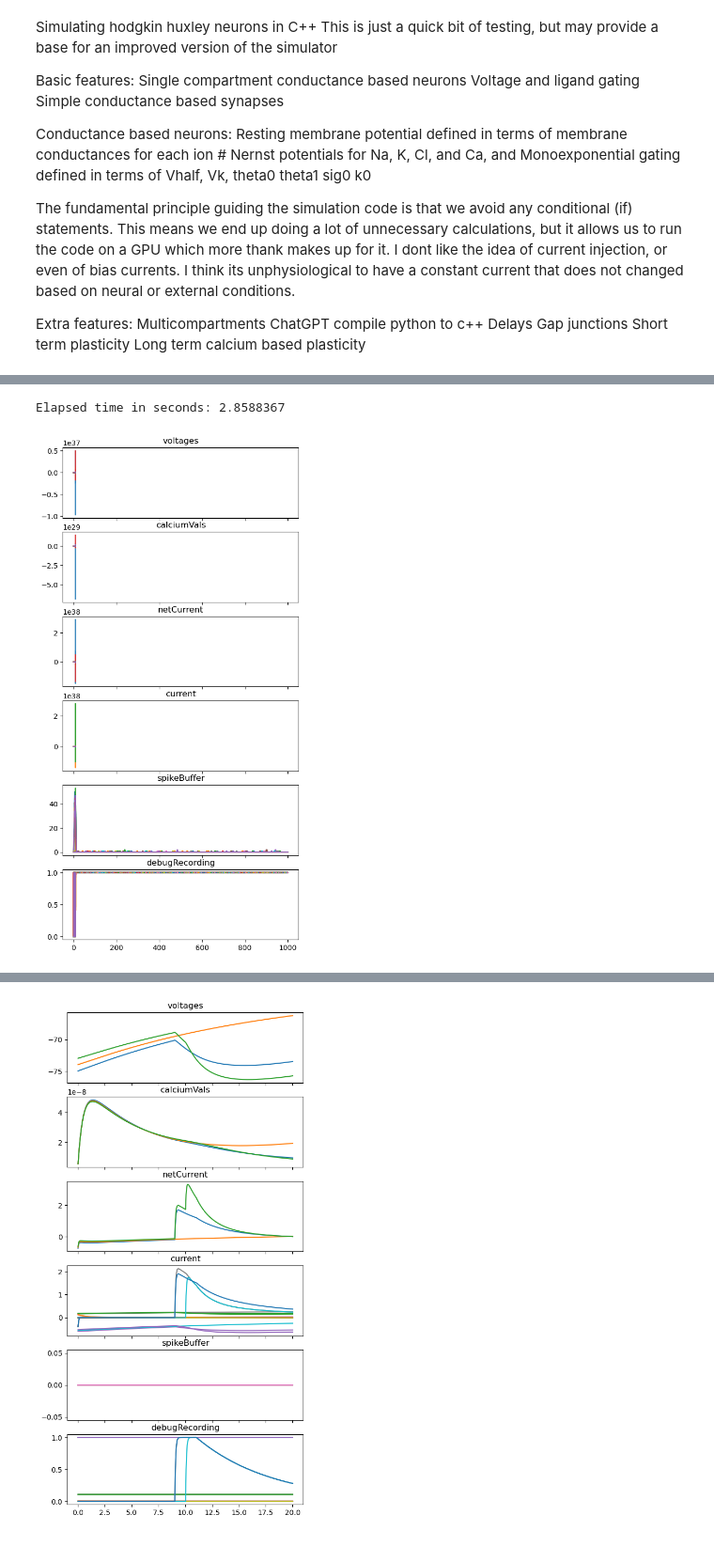
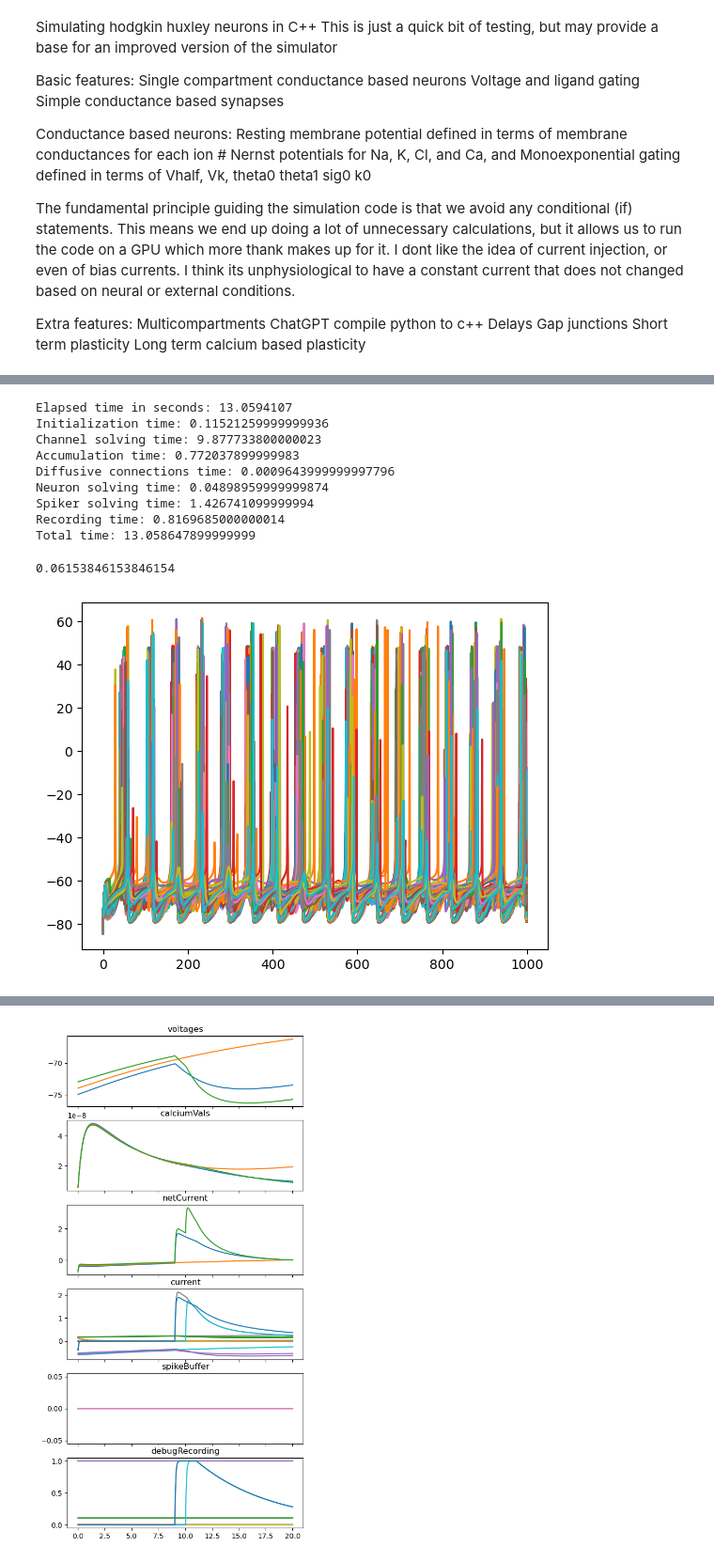
Before and after one commit to cathalmc/CBLTP_NeuroSim, a Jupyter notebook: neuronSim_July27_testingNewSystem.ipynb, the cells around one changed output, grey strips where cells are left out. Shown at 94% size. Cells and saved outputs as stored; diff of their text form; code cells hidden in the pictures.

Commit message:
multithreaded performance update

```diff
--- a/neuronSim_July27_testingNewSystem.ipynb
+++ b/neuronSim_July27_testingNewSystem.ipynb
@@ -33,10 +33,10 @@ STNbias = -2.25
 GPeBias = -.23 #-0.23
 
 TS = 0.05
-nSTN,nGPe,nIdk = 5,10,0
-nCTX,nMSN = 10,30
+nSTN,nGPe,nIdk = 250,750,0
+nCTX,nMSN = 2500,7500
 CTXrate,MSNrate = 3.3,2.1 #3.3,2.1
-k = 4
+k = 10
 nSTN_GPe,nGPe_GPe,nGPe_STN,nCTX_STN,nMSN_GPe = k*nSTN,k*nGPe,k*nGPe,k*nSTN,k*nGPe
 
 
@@ -64,7 +64,7 @@ synapseDict = {"CTXToSTN":CTXToSTNSynapses,"STNToGPe":STNToGPeSynapses,"GPeToSTN
 
 
 simData,connectionToChannelMap = genSimData(neuronDict,spikerDict,synapseDict,TS)
-print(f"Total number of channels {simData["nChannels"]}")
+print(f"Total number of channels {simData['nChannels']}")
 #NOTE: 25 July 25: the STN-GPE system seems to work (no bugs or crashing), but behaviour is not as expected. Not sure why, maybe diffusion connections
 #NOTE: 28 July 25: Next step is to get this working nicely on the c++ end, then try CUDA
 #first I want to change how currents are accumulated so that this can be more easily parallelized
@@ -112,12 +110,12 @@ standardPlot(data)
 # %%
-build_dir,configType = "build", "Debug" ##NOTE: make sure your are using correct version
+build_dir,configType = "build", "Release" #"Debug" ##NOTE: make sure your are using correct version
 moduleDir = os.path.join(build_dir, configType)
 if moduleDir not in sys.path:
     sys.path.append(moduleDir)
 
 import cathalTest
 
-def solveSystemCpp(ac,TS,runTime,samplingInterval=2,stimInfoSpikes={}, recordingKeys = ["voltages","calciumVals","netCurrent","current"]):
+def solveSystemCpp(ac,TS,runTime,samplingInterval=2,stimInfoSpikes={},stimInfoCurrents = {}, recordingKeys = ["voltages","calciumVals","netCurrent","current"]):
     nIterations = int(runTime/TS)
     nSamples = int(np.ceil(nIterations/samplingInterval))
     spikeStimTimes,spikeStimNeurons = genSpikeStimArrays(stimInfoSpikes)
@@ -144,18 +142,43 @@ def solveSystemCpp(ac,TS,runTime,samplingInterval=2,stimInfoSpikes={}, recording
     recordingData["time"] = tv
     return recordingData
 
+simDataPy = deepcopy(simData)
+stimInfoSpikes,stimInfoCurrents = {},{}
 runTime = 1000
 allChannelDataCpp = deepcopy(simData)
 allChannelDataCpp["debugRecording"] = np.zeros_like(simDataPy["current"])
 dataCpp = solveSystemCpp(allChannelDataCpp,TS,runTime,samplingInterval=1,stimInfoSpikes=stimInfoSpikes,
-                         recordingKeys = ["voltages","calciumVals","netCurrent","current","spikeBuffer","debugRecording"])
-standardPlot(dataCpp)
+                         recordingKeys = ["voltages","calciumVals","netCurrent","current"])
+#"calciumVals","netCurrent","current","spikeBuffer","debugRecording"
+
+#basically, recording the spikeBuffer is a nightmare, performance wise
 #TODO: 07/8
-#Get bias current stim working
-#multithreaded c++
-#port to CUDA
-#2.61
-#2.77
+#par_un 5.18 sec 2600 channels
+#seq 12 seconds 2600 channels
+#Big STN-GPe 38,000 channels 50ms seq takes 9.6 seconds
+#par takes 3 seconds
+#par + release 1.9 seconds
+#recording data is pretty slow
+#analysis shows, as was my intention, that the bottleneck is solving the channels (75%)
+#The next slowest part is solving the spikers (10%)  (cause theres so many),
+# following by recording (6%)
 # %% [output]
-Elapsed time in seconds: 2.8588367
+Elapsed time in seconds: 13.0594107
+Initialization time: 0.11521259999999936
+Channel solving time: 9.877733800000023
+Accumulation time: 0.772037899999983
+Diffusive connections time: 0.0009643999999997796
+Neuron solving time: 0.04898959999999874
+Spiker solving time: 1.426741099999994
+Recording time: 0.8169685000000014
+Total time: 13.058647899999999
-[figure, removed]
+# %%
+9.87/13
+1.4/13
+0.8/13
+# %% [output]
+0.06153846153846154
+# %%
+plt.plot(dataCpp["voltages"][:,0:300]);
+# %% [output]
+[figure, added]
```
Also changed, not shown: parts of 3 cells of this notebook, 4 other files.
